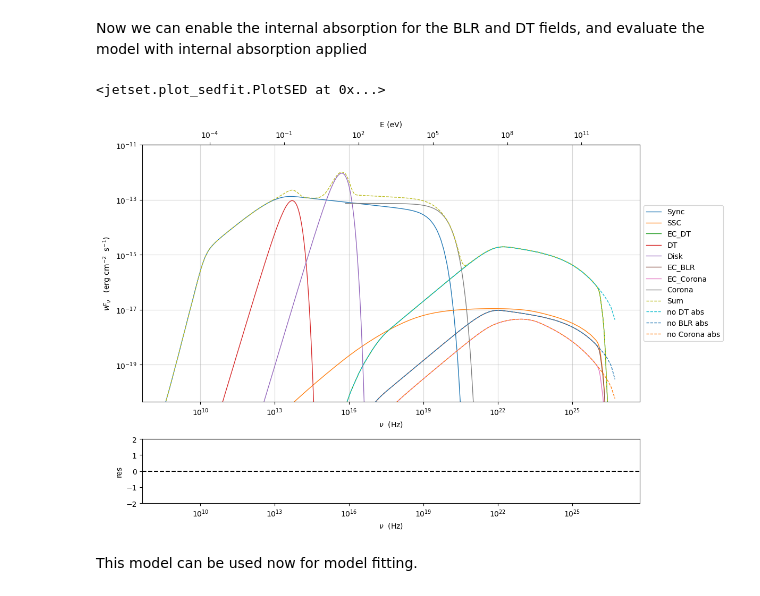
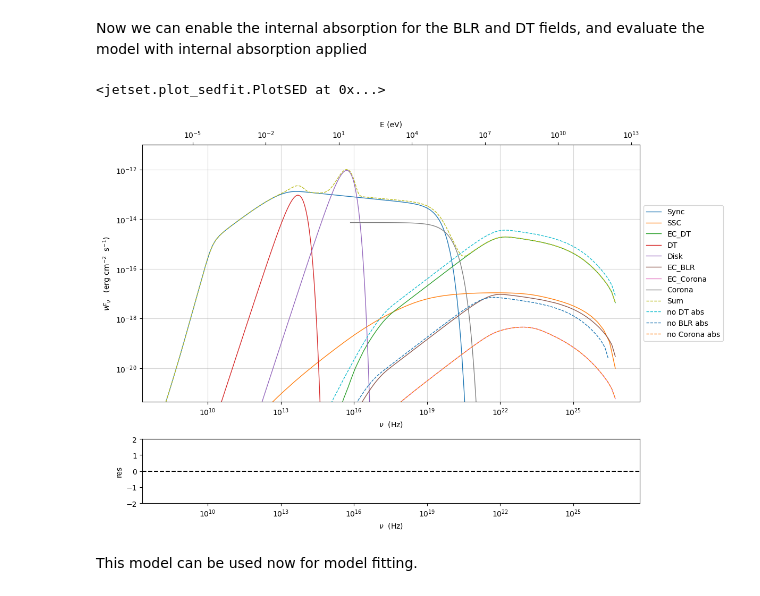
Before and after one commit to andreatramacere/jetset, a Jupyter notebook: doc/documentation_notebooks/notebooks/internal_abs/int_abs.ipynb, the cells around one changed output. Drawn from its saved outputs; the diff is of its cells as text; code cells hidden in the pictures.

```diff
--- a/doc/documentation_notebooks/notebooks/internal_abs/int_abs.ipynb
+++ b/doc/documentation_notebooks/notebooks/internal_abs/int_abs.ipynb
@@ -106,25 +106,25 @@ None
 # %% [markdown]
 Now we can enable the internal absorption for the BLR and DT fields, and evaluate the model with internal absorption applied
 # %%
-
-jetset_model.enable_internal_absorption('DT',use_R_H_profile_extrapolation=False)
-jetset_model.enable_internal_absorption('BLR',use_R_H_profile_extrapolation=False)
-jetset_model.enable_internal_absorption('Corona',use_R_H_profile_extrapolation=False)
+jetset_model.remove_internal_absorption('DT',)
+jetset_model.remove_internal_absorption('BLR', )
+jetset_model.remove_internal_absorption('Corona')
 
 jetset_model.eval()
 p=jetset_model.plot_model()
 
-jetset_model.remove_internal_absorption('DT')
-jetset_model.remove_internal_absorption('BLR')
-jetset_model.remove_internal_absorption('Corona')
+#jetset_model.remove_internal_absorption('DT')
+#jetset_model.remove_internal_absorption('BLR')
+#jetset_model.remove_internal_absorption('Corona')
+jetset_model.set_external_field_transf('disk')
 
 jetset_model.eval()
 jetset_model.plot_model(plot_obj=p,comp='EC_DT',label='no DT abs',line_style='--')
 jetset_model.plot_model(plot_obj=p,comp='EC_BLR',label='no BLR abs',line_style='--')
 jetset_model.plot_model(plot_obj=p,comp='EC_Corona',label='no Corona abs',line_style='--')
 # %% [output]
 <jetset.plot_sedfit.PlotSED at 0x...>
-[figure, old version]
+[figure, new version]
 # %%
 
 jetset_model.enable_internal_absorption('DT')
```
Also changed, not shown: parts of 20 cells of this notebook.
